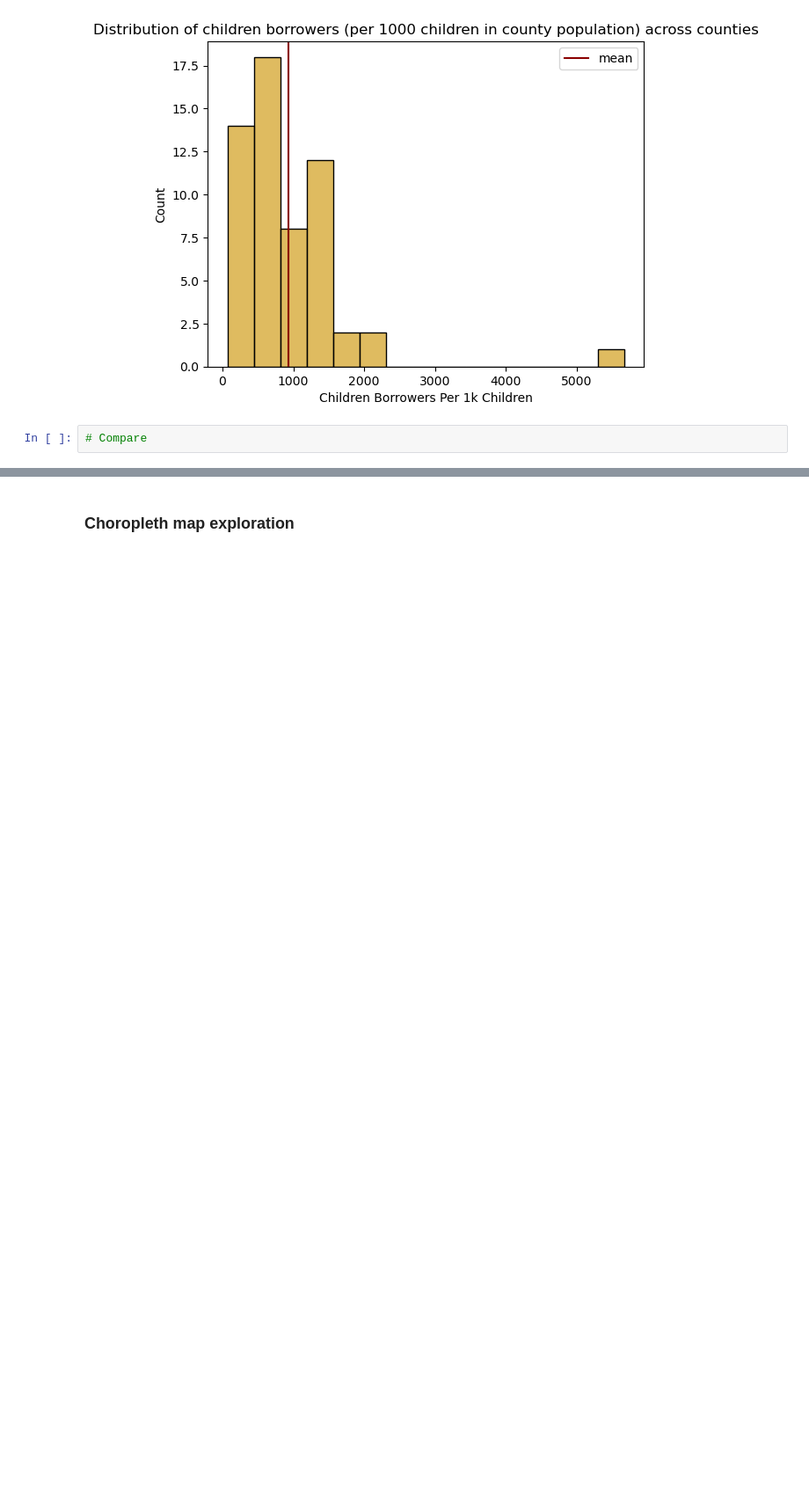
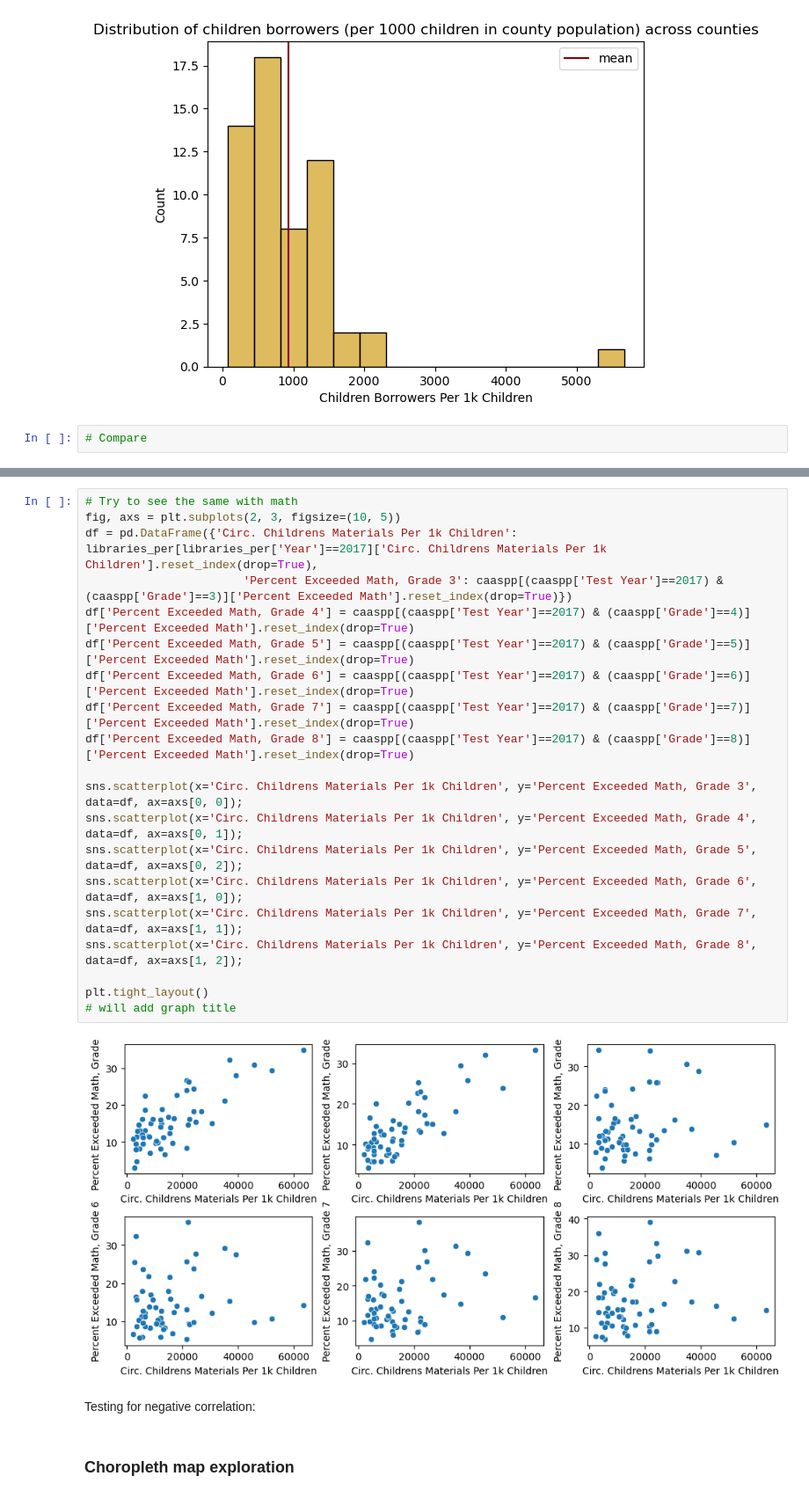
Before and after one commit to KaitlynChou/COGS-108-Project, a Jupyter notebook: EDACheckpoint_Group057_WI24.ipynb, the cells around one changed output, grey strips where cells are left out. Shown at 88% size. Saved outputs shown, nothing was run; the diff lists cells and outputs as text; blank space fills up the shorter version.

```diff
--- a/EDACheckpoint_Group057_WI24.ipynb
+++ b/EDACheckpoint_Group057_WI24.ipynb
@@ -498,3 +509,27 @@ The graph above shows the relationship between Circulation of children's materia
+# %%
+# Try to see the same with math
+fig, axs = plt.subplots(2, 3, figsize=(10, 5))
+df = pd.DataFrame({'Circ. Childrens Materials Per 1k Children': libraries_per[libraries_per['Year']==2017]['Circ. Childrens Materials Per 1k Children'].reset_index(drop=True),
+                       'Percent Exceeded Math, Grade 3': caaspp[(caaspp['Test Year']==2017) & (caaspp['Grade']==3)]['Percent Exceeded Math'].reset_index(drop=True)})
+df['Percent Exceeded Math, Grade 4'] = caaspp[(caaspp['Test Year']==2017) & (caaspp['Grade']==4)]['Percent Exceeded Math'].reset_index(drop=True)
+df['Percent Exceeded Math, Grade 5'] = caaspp[(caaspp['Test Year']==2017) & (caaspp['Grade']==5)]['Percent Exceeded Math'].reset_index(drop=True)
+df['Percent Exceeded Math, Grade 6'] = caaspp[(caaspp['Test Year']==2017) & (caaspp['Grade']==6)]['Percent Exceeded Math'].reset_index(drop=True)
+df['Percent Exceeded Math, Grade 7'] = caaspp[(caaspp['Test Year']==2017) & (caaspp['Grade']==7)]['Percent Exceeded Math'].reset_index(drop=True)
+df['Percent Exceeded Math, Grade 8'] = caaspp[(caaspp['Test Year']==2017) & (caaspp['Grade']==8)]['Percent Exceeded Math'].reset_index(drop=True)
+
+sns.scatterplot(x='Circ. Childrens Materials Per 1k Children', y='Percent Exceeded Math, Grade 3', data=df, ax=axs[0, 0]);
+sns.scatterplot(x='Circ. Childrens Materials Per 1k Children', y='Percent Exceeded Math, Grade 4', data=df, ax=axs[0, 1]);
+sns.scatterplot(x='Circ. Childrens Materials Per 1k Children', y='Percent Exceeded Math, Grade 5', data=df, ax=axs[0, 2]);
+sns.scatterplot(x='Circ. Childrens Materials Per 1k Children', y='Percent Exceeded Math, Grade 6', data=df, ax=axs[1, 0]);
+sns.scatterplot(x='Circ. Childrens Materials Per 1k Children', y='Percent Exceeded Math, Grade 7', data=df, ax=axs[1, 1]);
+sns.scatterplot(x='Circ. Childrens Materials Per 1k Children', y='Percent Exceeded Math, Grade 8', data=df, ax=axs[1, 2]);
+
+plt.tight_layout()
+# will add graph title
+# %% [output]
+[figure, added]
+# %% [markdown]
+Testing for negative correlation:
 # %% [markdown]
 ### Choropleth map exploration
 # %%
```
Also changed, not shown: parts of 11 cells of this notebook, 1 other file.
